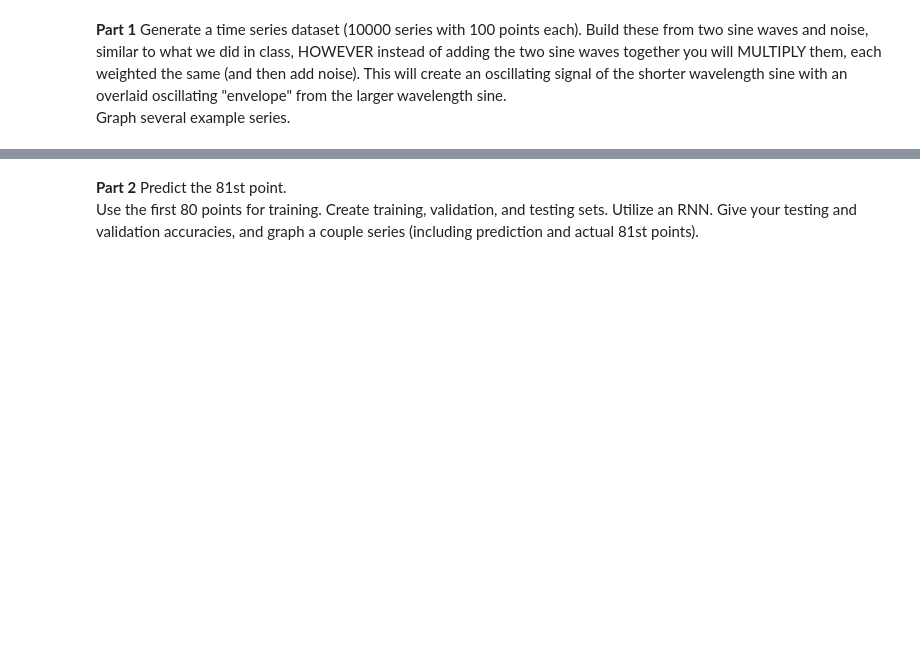
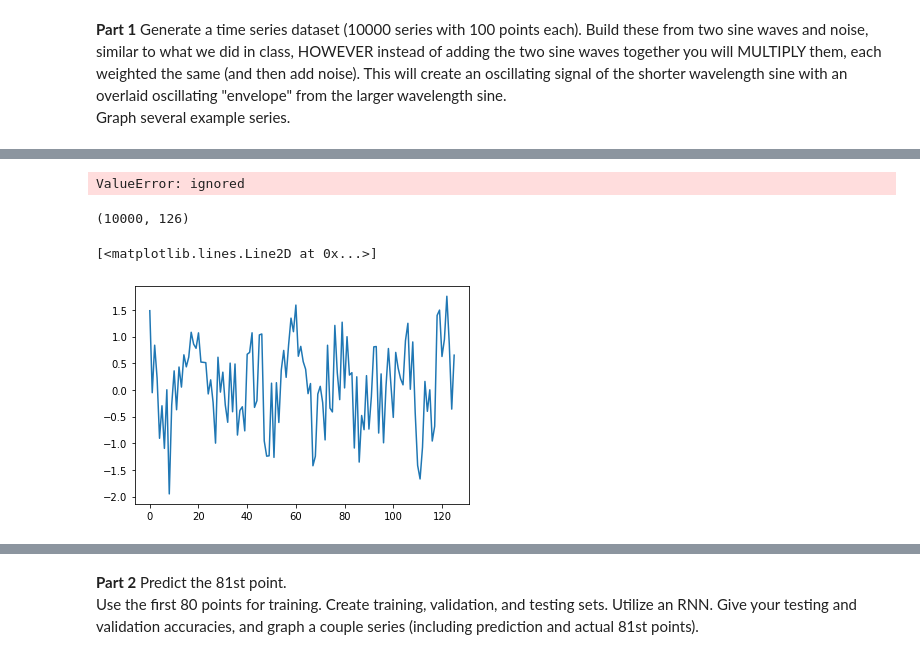
Before and after one commit to NeymanThomas/4499-Assignments, a Jupyter notebook: Homework-5/Homework_5.ipynb, the cells around one changed output, grey strips where cells are left out. Drawn from its saved outputs; the diff is of its cells as text; code cells hidden in the pictures; blank space fills up the shorter version.

```diff
--- a/Homework-5/Homework_5.ipynb
+++ b/Homework-5/Homework_5.ipynb
@@ -7,0 +40,42 @@ Graph several example series.
+# %%
+# defining a function that will Generate a time series dataset with 10,000 waves
+# with 100 points each
+# sine waves multiply and noise is added
+# does not want to do 100 points for some reason, it only wants 126 points...
+# it should be as simple as changing the 126 to 100
+def make_waves(n):
+  data = np.empty((n, 126))
+  for i in range(n):
+    # Dominant wave
+    freq = np.random.uniform(0.2, 5)
+    offset = np.random.uniform(-1, 1)
+    sine = np.sin(freq*time + offset*np.pi)
+    # Secondary wave
+    freq = np.random.uniform(0.2, 5)
+    offset = np.random.uniform(-1, 1)
+    sine2 = np.sin(freq*time + offset*np.pi)
+    # Noise
+    noise = np.random.random(len(time))
+    noise = 2*noise - 1
+    # Total signal
+    signal = (sine * sine2) + noise
+    data[i,:] = signal
+  return data
+# %%
+# error: could not broadcast input array from shape (126,) into shape (100,)
+# even thought the array is np.empty((n, 100)), strange
+# function changed back to 126
+dataset = make_waves(10000)
+dataset.shape
+# %% [output]
+ValueError: ignored
+# %%
+dataset = make_waves(10000)
+dataset.shape
+# %% [output]
+(10000, 126)
+# %%
+plt.plot(dataset[42])
+# %% [output]
+[<matplotlib.lines.Line2D at 0x...>]
+[figure, added]
```
Also changed, not shown: parts of 39 cells of this notebook, 2 other files.
